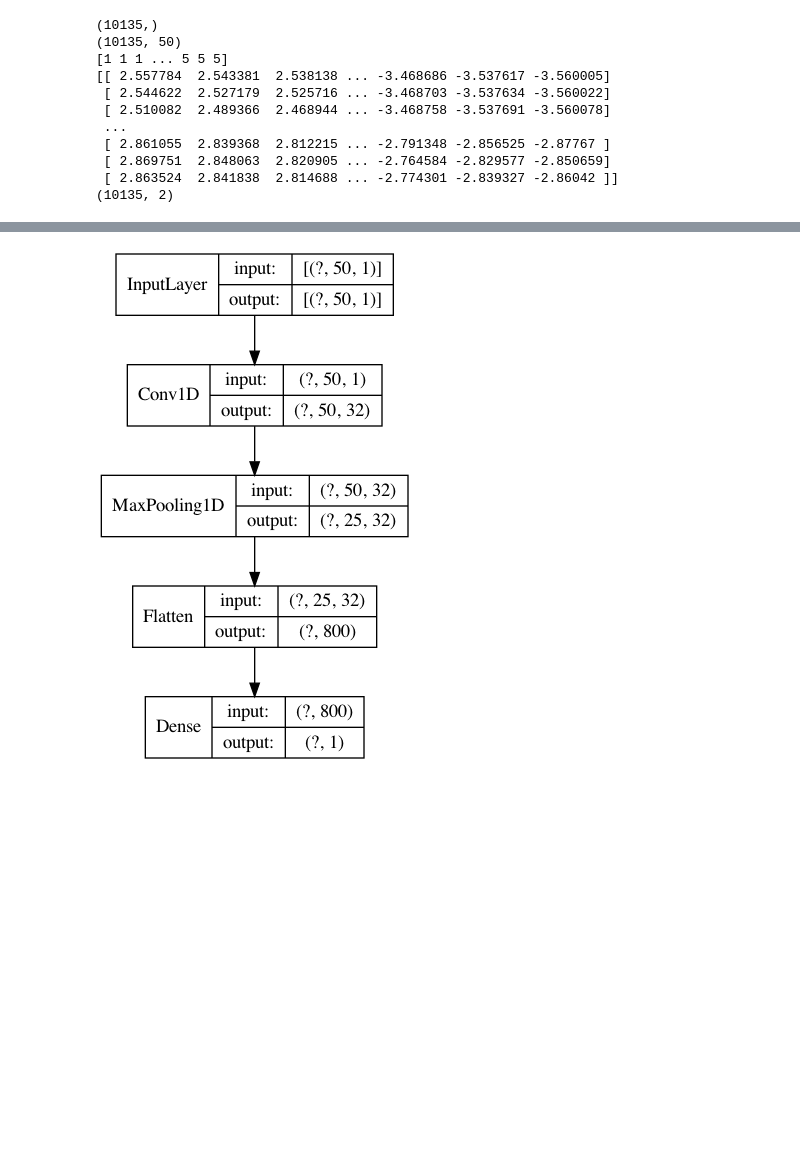
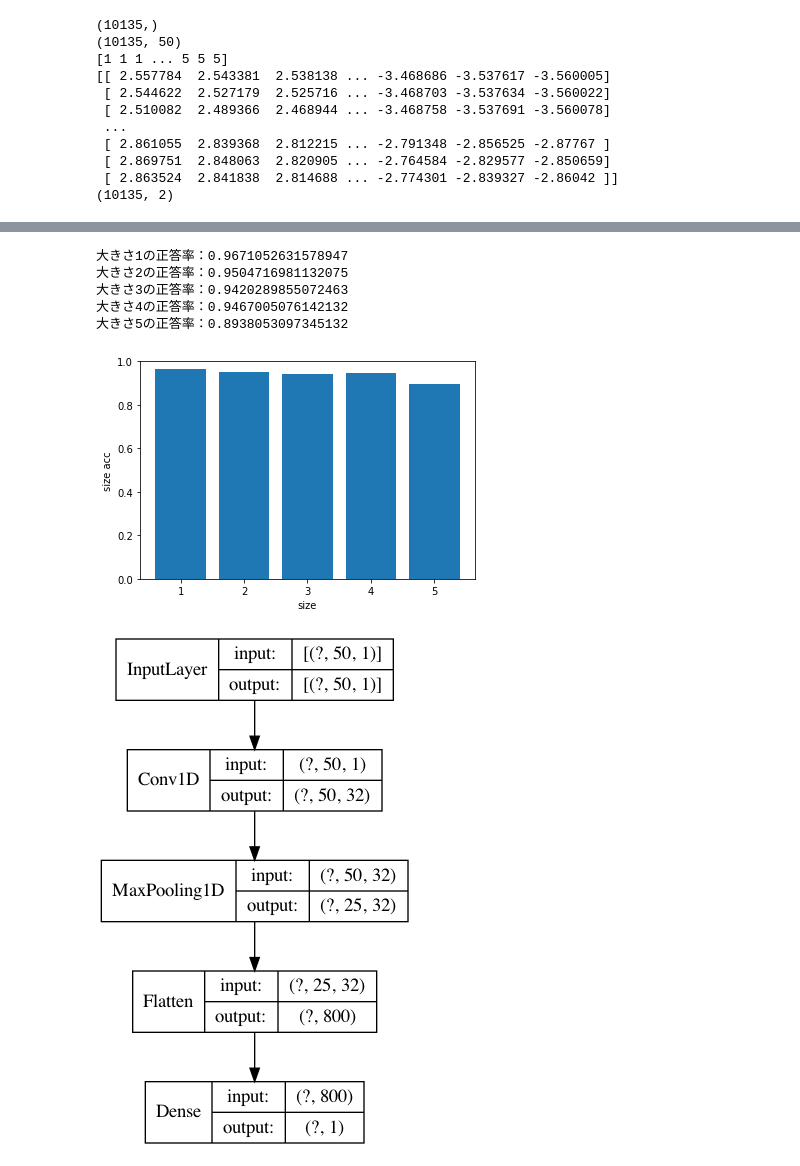
Before and after one commit to shirafuji/graduation_thesis, a Jupyter notebook: machine_learning/reverse_analysis.ipynb, the cells around one changed output, grey strips where cells are left out. Saved outputs shown, nothing was run; the diff lists cells and outputs as text; code cells hidden in the pictures; blank space fills up the shorter version.

```diff
--- a/machine_learning/reverse_analysis.ipynb
+++ b/machine_learning/reverse_analysis.ipynb
@@ -330,3 +330,61 @@ plt.show()
+# %%
+#大きさごとの推定精度の確認
+size_predict = size_model.predict(size_x_test)
+size_answer = size_y_test
+one_total = 0
+one_ok = 0
+two_total = 0
+two_ok = 0
+three_total = 0
+three_ok = 0
+four_total = 0
+four_ok = 0
+five_total = 0
+five_ok = 0
+for i in range(len(size_predict)):
+    if size_answer[i] == 1:
+        one_total = one_total + 1
+        if (abs(size_predict[i] - size_answer[i]) < 0.5):
+            one_ok = one_ok + 1
+    if size_answer[i] == 2:
+        two_total = two_total + 1
+        if (abs(size_predict[i] - size_answer[i]) < 0.5):
+            two_ok = two_ok + 1
+    if size_answer[i] == 3:
+        three_total = three_total + 1
+        if (abs(size_predict[i] - size_answer[i]) < 0.5):
+            three_ok = three_ok + 1
+    if size_answer[i] == 4:
+        four_total = four_total + 1
+        if (abs(size_predict[i] - size_answer[i]) < 0.5):
+            four_ok = four_ok + 1
+    if size_answer[i] == 5:
+        five_total = five_total + 1
+        if (abs(size_predict[i] - size_answer[i]) < 0.5):
+            five_ok = five_ok + 1
+print("大きさ1の正答率："+str(one_ok/one_total))
+print("大きさ2の正答率："+str(two_ok/two_total))
+print("大きさ3の正答率："+str(three_ok/three_total))
+print("大きさ4の正答率："+str(four_ok/four_total))
+print("大きさ5の正答率："+str(five_ok/five_total))
+# %% [output]
+大きさ1の正答率：0.9671052631578947
+大きさ2の正答率：0.9504716981132075
+大きさ3の正答率：0.9420289855072463
+大きさ4の正答率：0.9467005076142132
+大きさ5の正答率：0.8938053097345132
+# %%
+import numpy as np
+import matplotlib.pyplot as plt
+left = np.array([1,2,3,4,5])
+height = np.array([one_ok/one_total,two_ok/two_total,three_ok/three_total,four_ok/four_total,five_ok/five_total])
+plt.bar(left, height)
+plt.xlabel("size")
+plt.ylabel("size acc")
+plt.ylim(top=1, bottom=0)
+plt.show()
+# %% [output]
+[figure, added]
 # %%
 from keras.utils import plot_model
 plot_model(size_model, show_shapes=True, show_layer_names=False)
```
Also changed, not shown: parts of 25 cells of this notebook, 2 other files.
